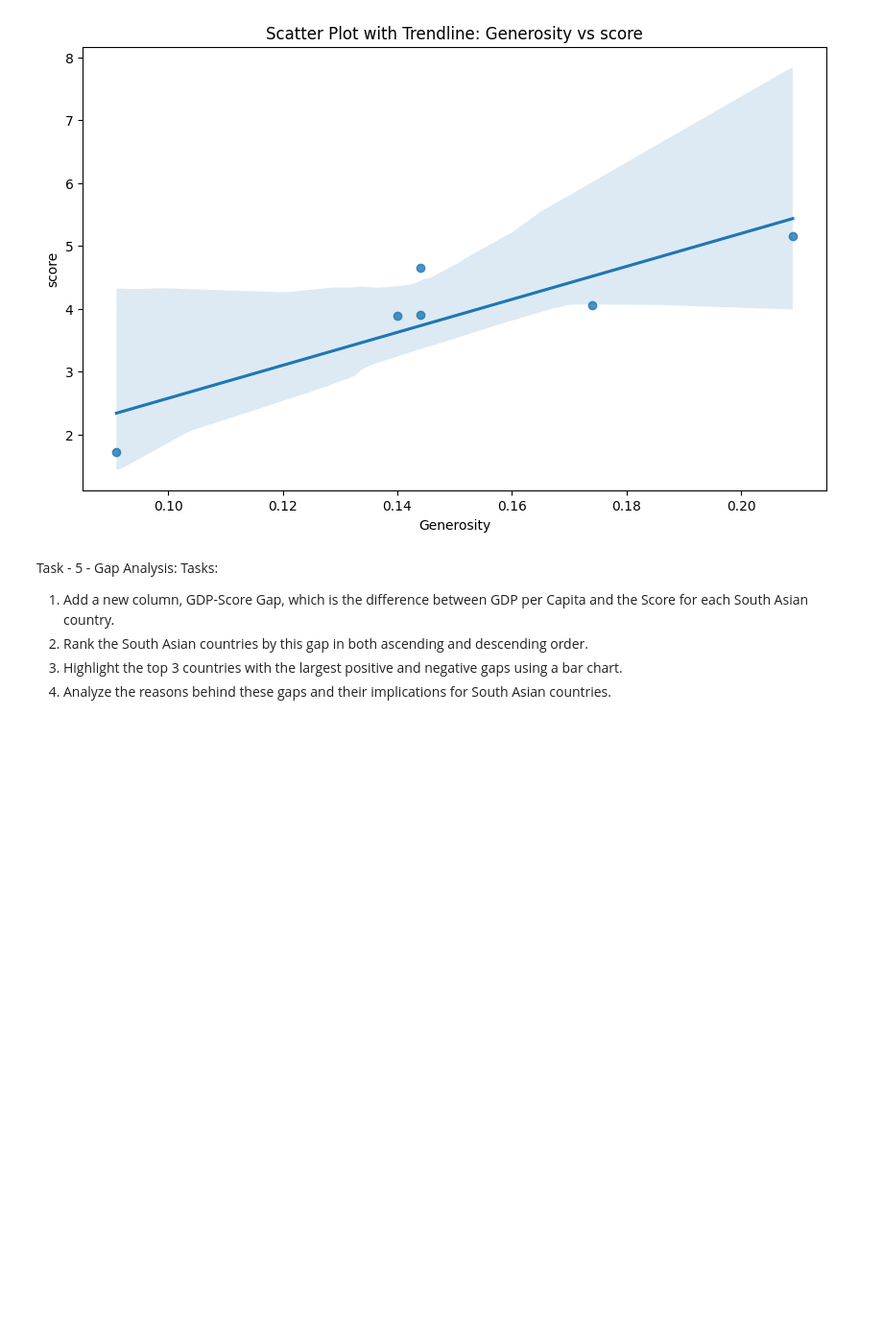
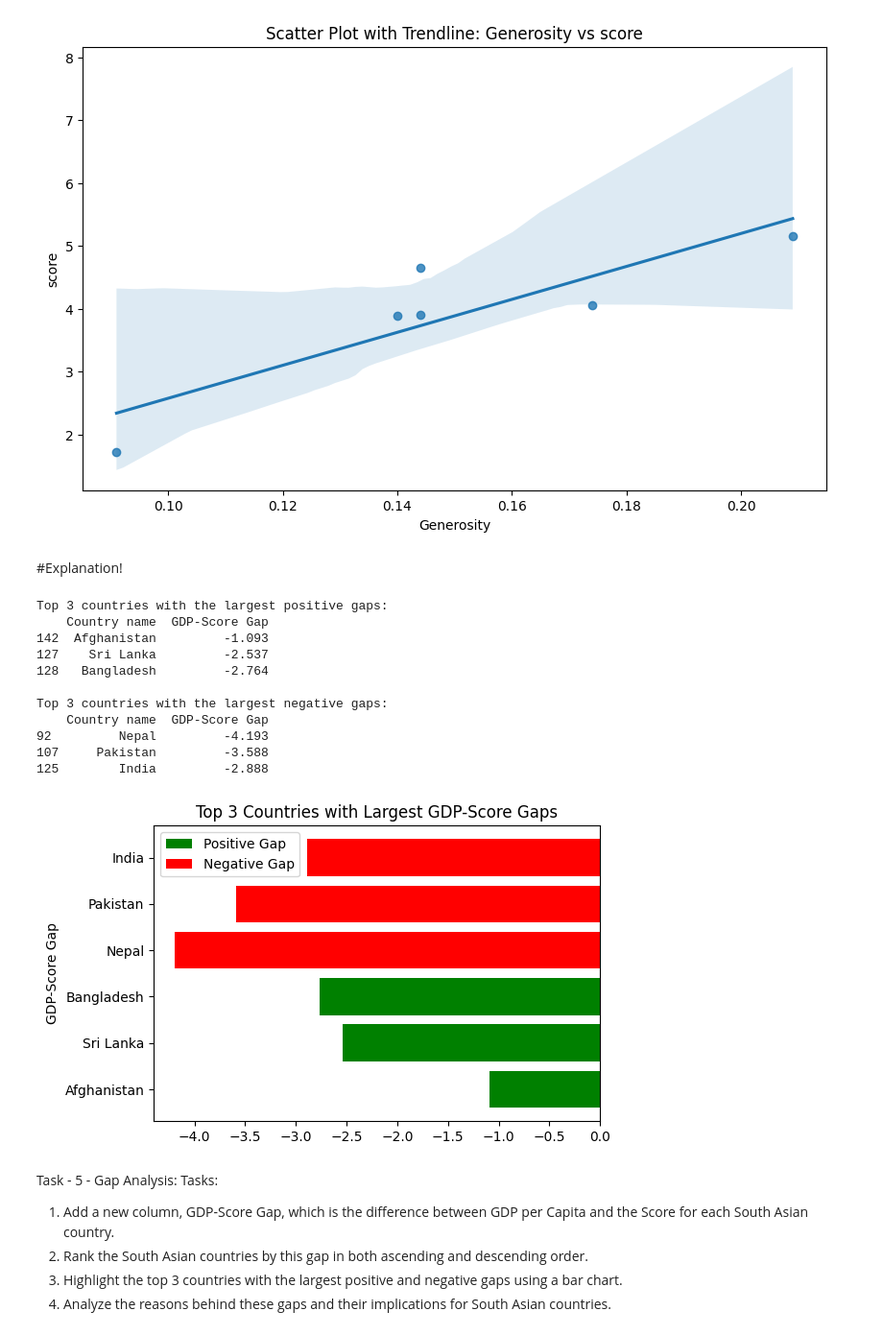
Before and after one commit to kuro9332/PabinaShrestha_2408294_Assignment1, a Jupyter notebook: Pabina_Shrestha_2408294_assignment1.ipynb, the cells around one changed output. Shown: that part at 96% size. Saved outputs shown, nothing was run; the diff lists cells and outputs as text; code cells hidden in the pictures; blank space fills up the shorter version.

```diff
--- a/Pabina_Shrestha_2408294_assignment1.ipynb
+++ b/Pabina_Shrestha_2408294_assignment1.ipynb
@@ -431,6 +463,45 @@ Correlation between Freedom to make life choices and score: 0.8005185224163315
 Correlation between Generosity and score: 0.874512371253192
 [figure]
 [figure]
+# %% [markdown]
+#Explanation!
+# %%
+south_asia_df['GDP-Score Gap'] = south_asia_df['Log GDP per capita'] - south_asia_df['score']
+
+ranked_ascending = south_asia_df.sort_values(by='GDP-Score Gap', ascending=True)
+ranked_descending = south_asia_df.sort_values(by='GDP-Score Gap', ascending=False)
+
+print("Top 3 countries with the largest positive gaps:")
+print(ranked_descending[['Country name', 'GDP-Score Gap']].head(3))
+
+print("\nTop 3 countries with the largest negative gaps:")
+print(ranked_ascending[['Country name', 'GDP-Score Gap']].head(3))
+
+
+top_negative = ranked_ascending[['Country name', 'GDP-Score Gap']].head(3)
+top_positive = ranked_descending[['Country name', 'GDP-Score Gap']].head(3)
+
+plt.figure(figsize=(6, 4))
+plt.barh(top_positive['Country name'], top_positive['GDP-Score Gap'], color='green', label='Positive Gap')
+plt.barh(top_negative['Country name'], top_negative['GDP-Score Gap'], color='red', label='Negative Gap')
+plt.title("Top 3 Countries with Largest GDP-Score Gaps")
+plt.ylabel("GDP-Score Gap")
+
+plt.legend()
+plt.show()
+# %% [output]
+Top 3 countries with the largest positive gaps:
+    Country name  GDP-Score Gap
+142  Afghanistan         -1.093
+127    Sri Lanka         -2.537
+128   Bangladesh         -2.764
+
+Top 3 countries with the largest negative gaps:
+    Country name  GDP-Score Gap
+92         Nepal         -4.193
+107     Pakistan         -3.588
+125        India         -2.888
+[figure, added]
 # %% [markdown]
 Task - 5 - Gap Analysis:
 Tasks:
```
Also changed, not shown: parts of 12 cells of this notebook.
